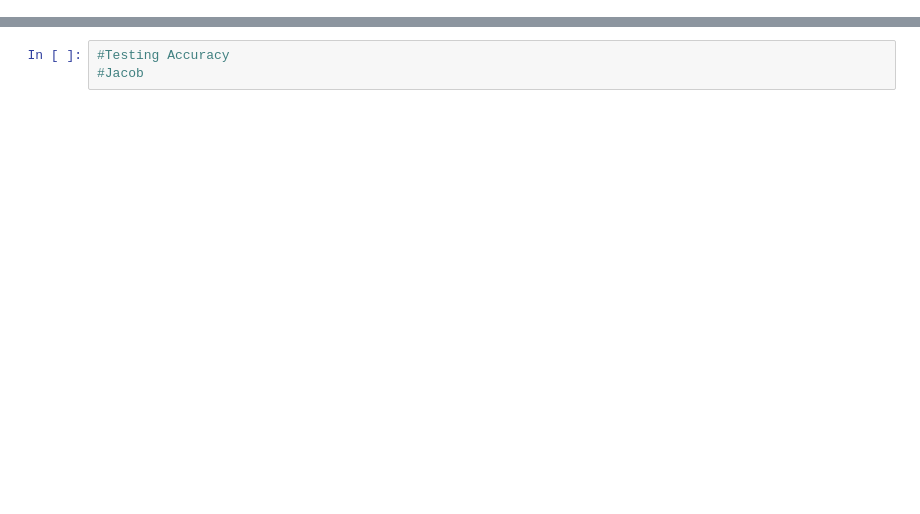
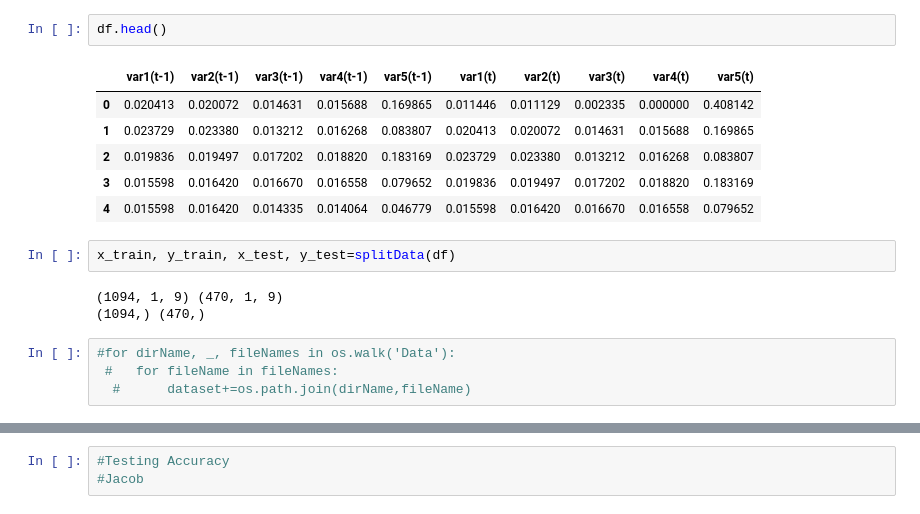
Before and after one commit to leestorm4520/ArtificialIntelligence_UbiquantMarketPrediction, a Jupyter notebook: model.ipynb, the cells around one changed output, grey strips where cells are left out. Drawn from its saved outputs; the diff is of its cells as text; blank space fills up the shorter version.

```diff
--- a/model.ipynb
+++ b/model.ipynb
@@ -116,3 +88,21 @@ def splitData(df):
+# %%
+df.head()
+# %% [output]
+|  | var1(t-1) | var2(t-1) | var3(t-1) | var4(t-1) | var5(t-1) | var1(t) | var2(t) | var3(t) | var4(t) | var5(t) |
+| 0 | 0.020413 | 0.020072 | 0.014631 | 0.015688 | 0.169865 | 0.011446 | 0.011129 | 0.002335 | 0.000000 | 0.408142 |
+| 1 | 0.023729 | 0.023380 | 0.013212 | 0.016268 | 0.083807 | 0.020413 | 0.020072 | 0.014631 | 0.015688 | 0.169865 |
+| 2 | 0.019836 | 0.019497 | 0.017202 | 0.018820 | 0.183169 | 0.023729 | 0.023380 | 0.013212 | 0.016268 | 0.083807 |
+| 3 | 0.015598 | 0.016420 | 0.016670 | 0.016558 | 0.079652 | 0.019836 | 0.019497 | 0.017202 | 0.018820 | 0.183169 |
+| 4 | 0.015598 | 0.016420 | 0.014335 | 0.014064 | 0.046779 | 0.015598 | 0.016420 | 0.016670 | 0.016558 | 0.079652 |
+# %%
+x_train, y_train, x_test, y_test=splitData(df)
+# %% [output]
+(1094, 1, 9) (470, 1, 9)
+(1094,) (470,)
+# %%
+#for dirName, _, fileNames in os.walk('Data'):
+ #   for fileName in fileNames:
+  #      dataset+=os.path.join(dirName,fileName)
 # %%
 #Algorithm
 #Paula, John, Litepup
```
Also changed, not shown: parts of 11 cells of this notebook, 1 other file.
